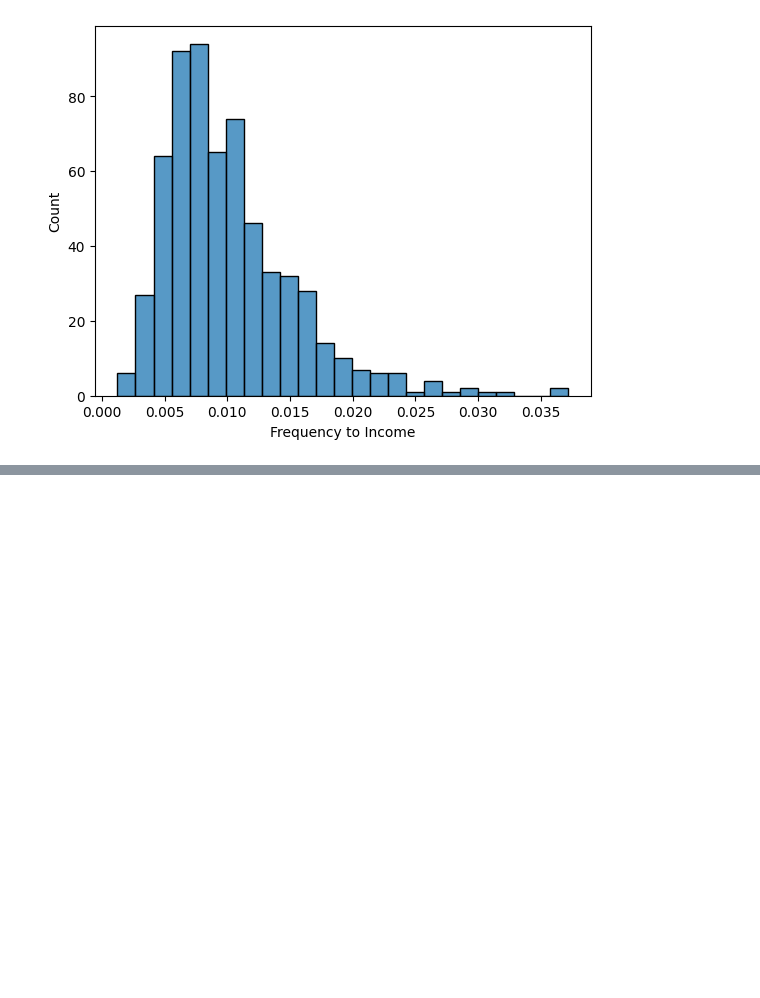
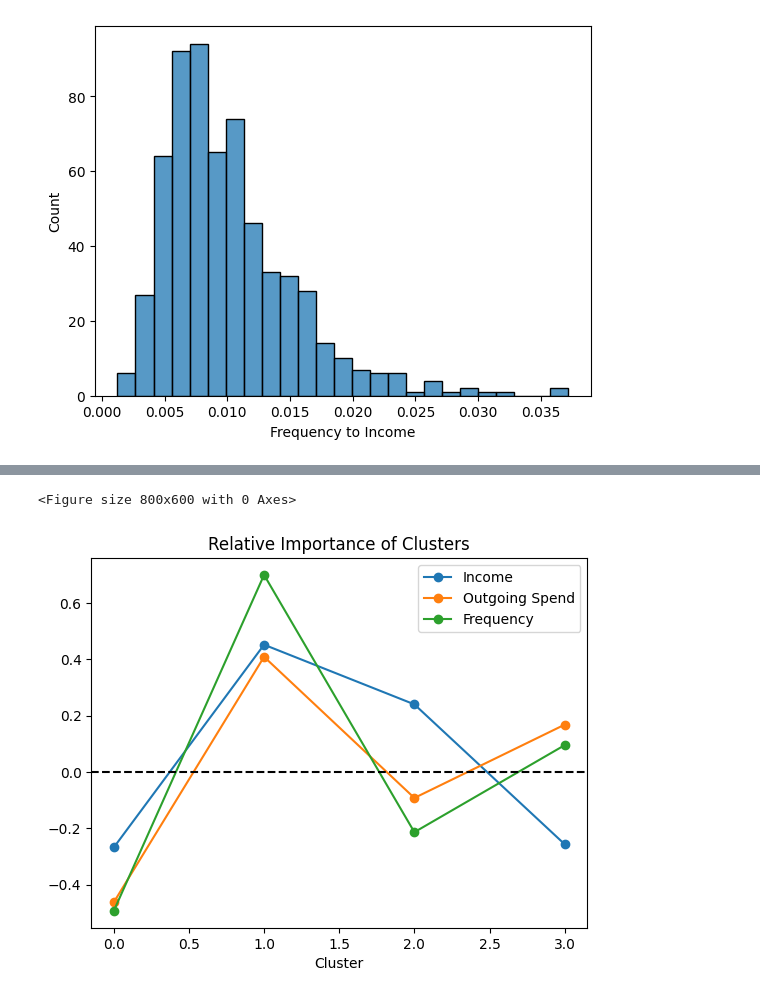
Before and after one commit to UoB-DSMP-2023-24/dsmp-2024-group-38, a Jupyter notebook: dataset2_segmentation_salary_transactions_frequency.ipynb, the cells around one changed output, grey strips where cells are left out. Cells and saved outputs as stored; diff of their text form; code cells hidden in the pictures; blank space fills up the shorter version.

```diff
--- a/dataset2_segmentation_salary_transactions_frequency.ipynb
+++ b/dataset2_segmentation_salary_transactions_frequency.ipynb
@@ -331,0 +434,11 @@ sns.histplot(salaried_people['Frequency to Income'], fill=True,bins=25)
+# %%
+# plot as a line plot
+plt.figure(figsize=(8,6))
+relative_imp.plot(kind='line', marker='o')
+
+plt.title('Relative Importance of Clusters')
+plt.axhline(0, color='black', linestyle='--')
+plt.show()
+# %% [output]
+<Figure size 800x600 with 0 Axes>
+[figure, added]
```
Also changed, not shown: parts of 5 cells of this notebook.
